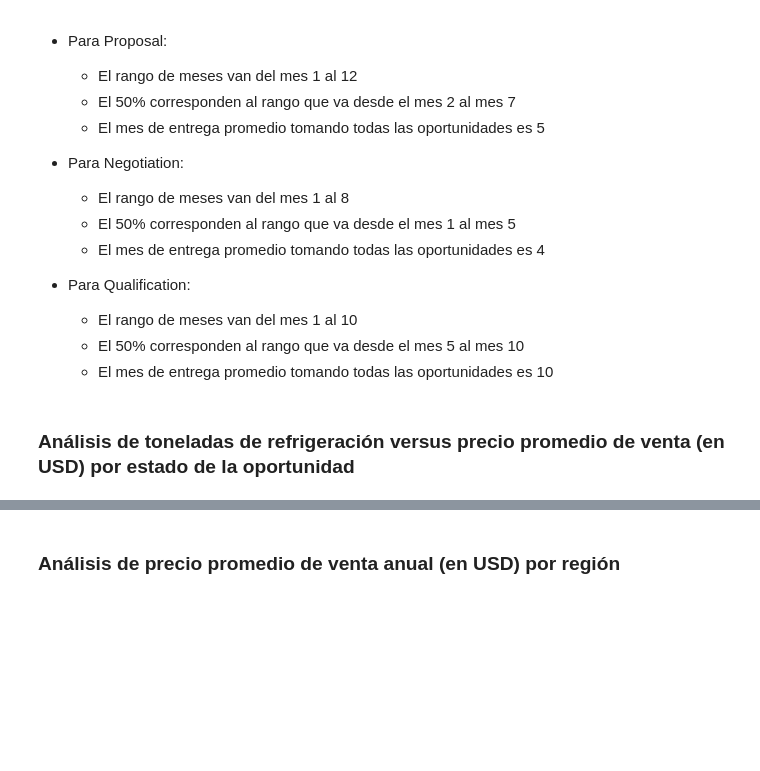
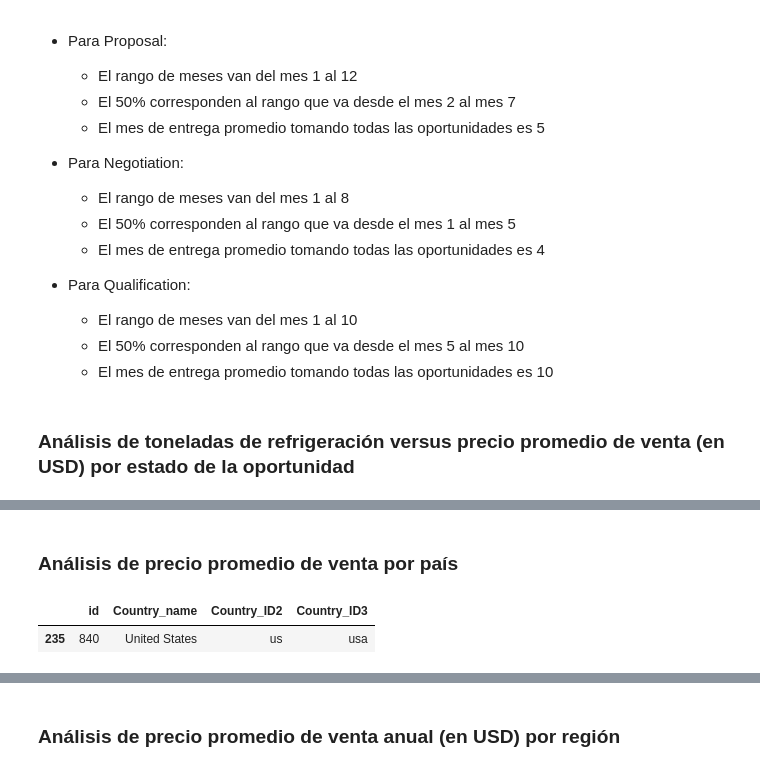
Before and after one commit to joacols/TP_orga_de_datos, a Jupyter notebook: Análisis exploratorio general TP1 2 Cuat 2020.ipynb, the cells around one changed output, grey strips where cells are left out. Saved outputs shown, nothing was run; the diff lists cells and outputs as text; code cells hidden in the pictures; blank space fills up the shorter version.

```diff
--- a/Análisis exploratorio general TP1 2 Cuat 2020.ipynb
+++ b/Análisis exploratorio general TP1 2 Cuat 2020.ipynb
@@ -751,0 +753,13 @@ Del análisis del gráfico se puede observar que:
+# %% [markdown]
+### Análisis de precio promedio de venta por país
+# %%
+url="https://raw.githubusercontent.com/joacols/TP_orga_de_datos/main/world.csv"
+s=requests.get(url).content
+df_paises=pd.read_csv(io.StringIO(s.decode('utf-8')))
+
+df_paises.rename(columns={"name":"Country_name","alpha2":"Country_ID2","alpha3":"Country_ID3"},inplace=True)
+
+df_paises[df_paises['Country_name']=='United States']
+# %% [output]
+|  | id | Country_name | Country_ID2 | Country_ID3 |
+| 235 | 840 | United States | us | usa |
```
Also changed, not shown: parts of 18 cells of this notebook.
